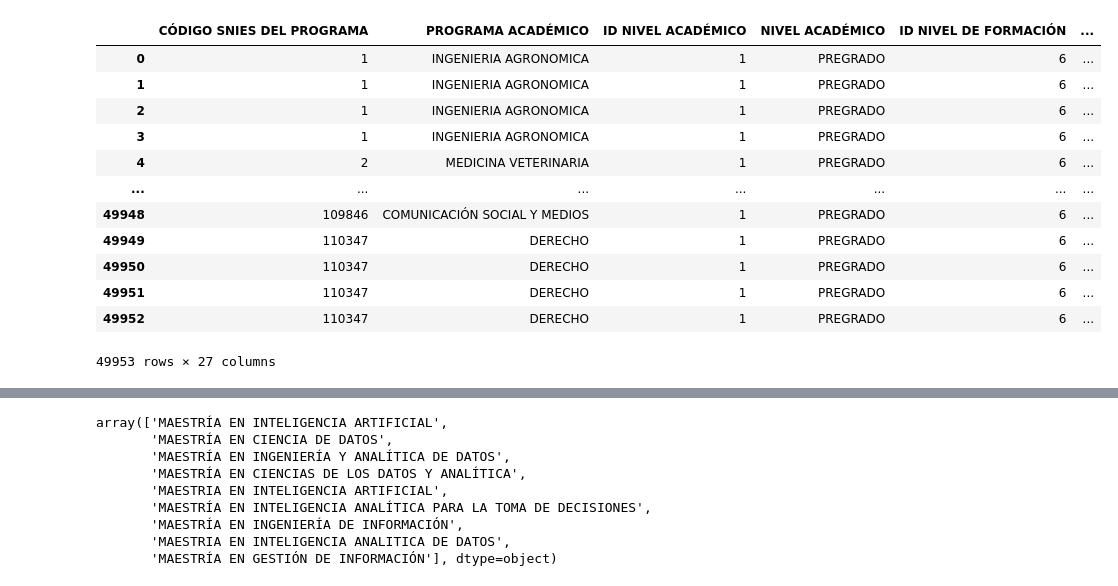
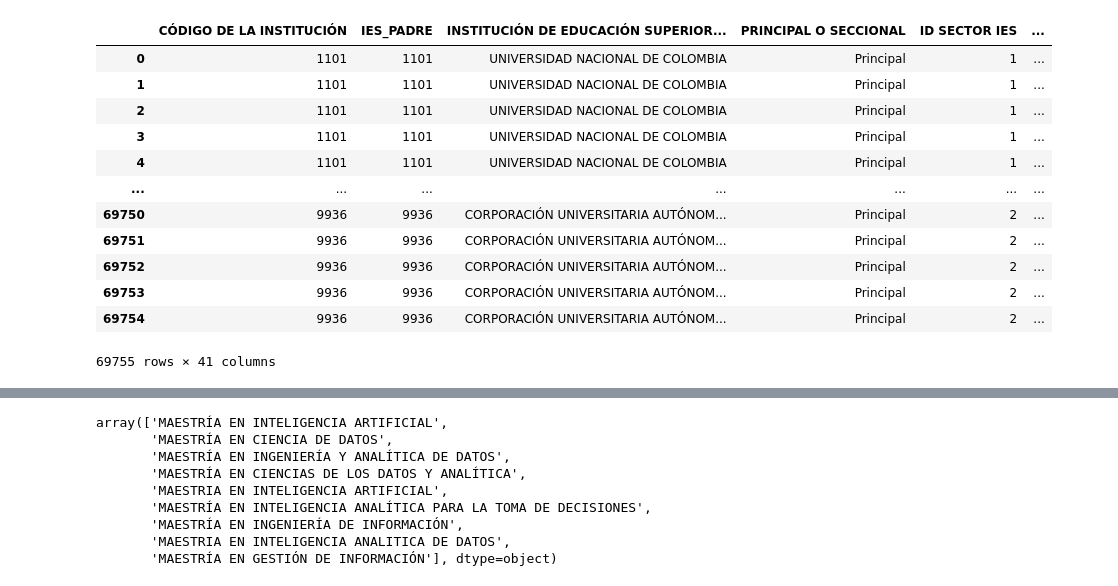
Before and after one commit to AndresLAraque/SIENES, a Jupyter notebook: Análisis_Matriculados.ipynb, the cells around one changed output, grey strips where cells are left out. Cells and saved outputs as stored; diff of their text form; code cells hidden in the pictures.

```diff
--- a/Análisis_Matriculados.ipynb
+++ b/Análisis_Matriculados.ipynb
@@ -27,21 +12,22 @@ import ydata_profiling
 import plotly.express as px
 # %%
 data= pd.read_csv('/content/drive/MyDrive/SNIES/EstudiantesMatriculados2022.csv')
-data.iloc[:, 12:]
+data
+#data.iloc[:, 12:]
 # %% [output]
-|  | CÓDIGO SNIES DEL PROGRAMA | PROGRAMA ACADÉMICO | ID NIVEL ACADÉMICO | NIVEL ACADÉMICO | ID NIVEL DE FORMACIÓN | ... |
-| 0 | 1 | INGENIERIA AGRONOMICA | 1 | PREGRADO | 6 | ... |
-| 1 | 1 | INGENIERIA AGRONOMICA | 1 | PREGRADO | 6 | ... |
-| 2 | 1 | INGENIERIA AGRONOMICA | 1 | PREGRADO | 6 | ... |
-| 3 | 1 | INGENIERIA AGRONOMICA | 1 | PREGRADO | 6 | ... |
-| 4 | 2 | MEDICINA VETERINARIA | 1 | PREGRADO | 6 | ... |
+|  | CÓDIGO DE LA INSTITUCIÓN | IES_PADRE | INSTITUCIÓN DE EDUCACIÓN SUPERIOR... | PRINCIPAL O SECCIONAL | ID SECTOR IES | ... |
+| 0 | 1101 | 1101 | UNIVERSIDAD NACIONAL DE COLOMBIA | Principal | 1 | ... |
+| 1 | 1101 | 1101 | UNIVERSIDAD NACIONAL DE COLOMBIA | Principal | 1 | ... |
+| 2 | 1101 | 1101 | UNIVERSIDAD NACIONAL DE COLOMBIA | Principal | 1 | ... |
+| 3 | 1101 | 1101 | UNIVERSIDAD NACIONAL DE COLOMBIA | Principal | 1 | ... |
+| 4 | 1101 | 1101 | UNIVERSIDAD NACIONAL DE COLOMBIA | Principal | 1 | ... |
 | ... | ... | ... | ... | ... | ... | ... |
-| 49948 | 109846 | COMUNICACIÓN SOCIAL Y MEDIOS | 1 | PREGRADO | 6 | ... |
-| 49949 | 110347 | DERECHO | 1 | PREGRADO | 6 | ... |
-| 49950 | 110347 | DERECHO | 1 | PREGRADO | 6 | ... |
-| 49951 | 110347 | DERECHO | 1 | PREGRADO | 6 | ... |
-| 49952 | 110347 | DERECHO | 1 | PREGRADO | 6 | ... |
+| 69750 | 9936 | 9936 | CORPORACIÓN UNIVERSITARIA AUTÓNOM... | Principal | 2 | ... |
+| 69751 | 9936 | 9936 | CORPORACIÓN UNIVERSITARIA AUTÓNOM... | Principal | 2 | ... |
+| 69752 | 9936 | 9936 | CORPORACIÓN UNIVERSITARIA AUTÓNOM... | Principal | 2 | ... |
+| 69753 | 9936 | 9936 | CORPORACIÓN UNIVERSITARIA AUTÓNOM... | Principal | 2 | ... |
+| 69754 | 9936 | 9936 | CORPORACIÓN UNIVERSITARIA AUTÓNOM... | Principal | 2 | ... |
-49953 rows × 27 columns
+69755 rows × 41 columns
 # %%
 data.dtypes
 # %% [output]
```
Also changed, not shown: parts of 23 cells of this notebook.
